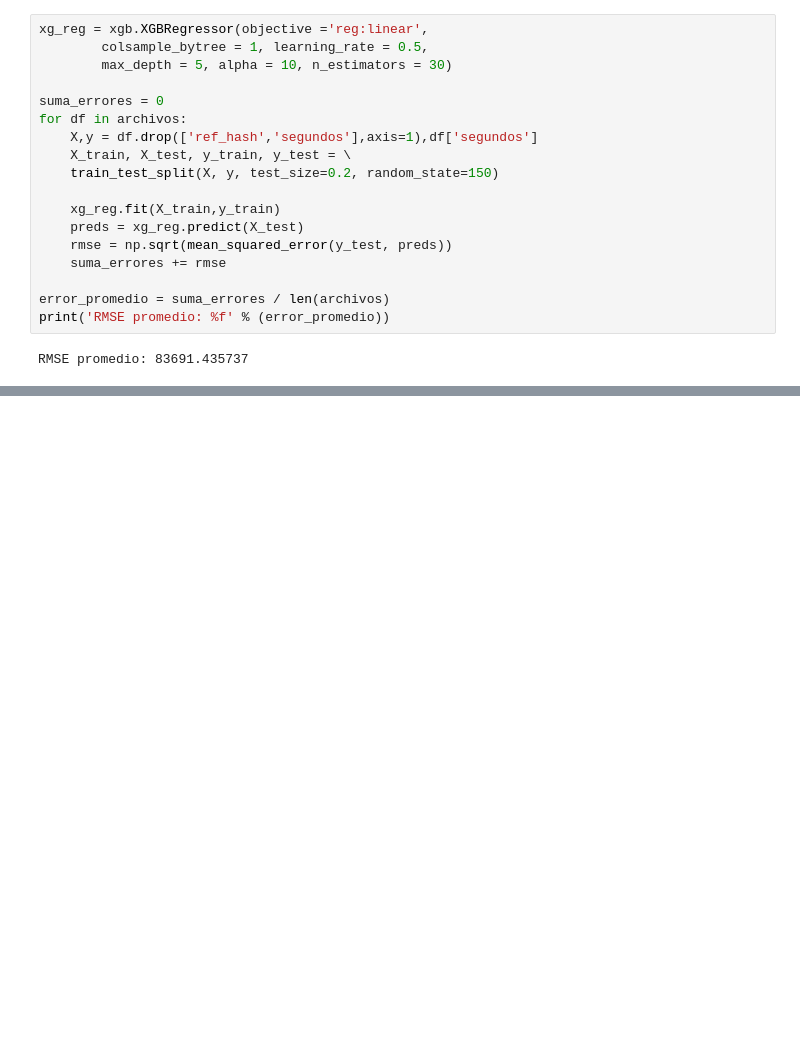
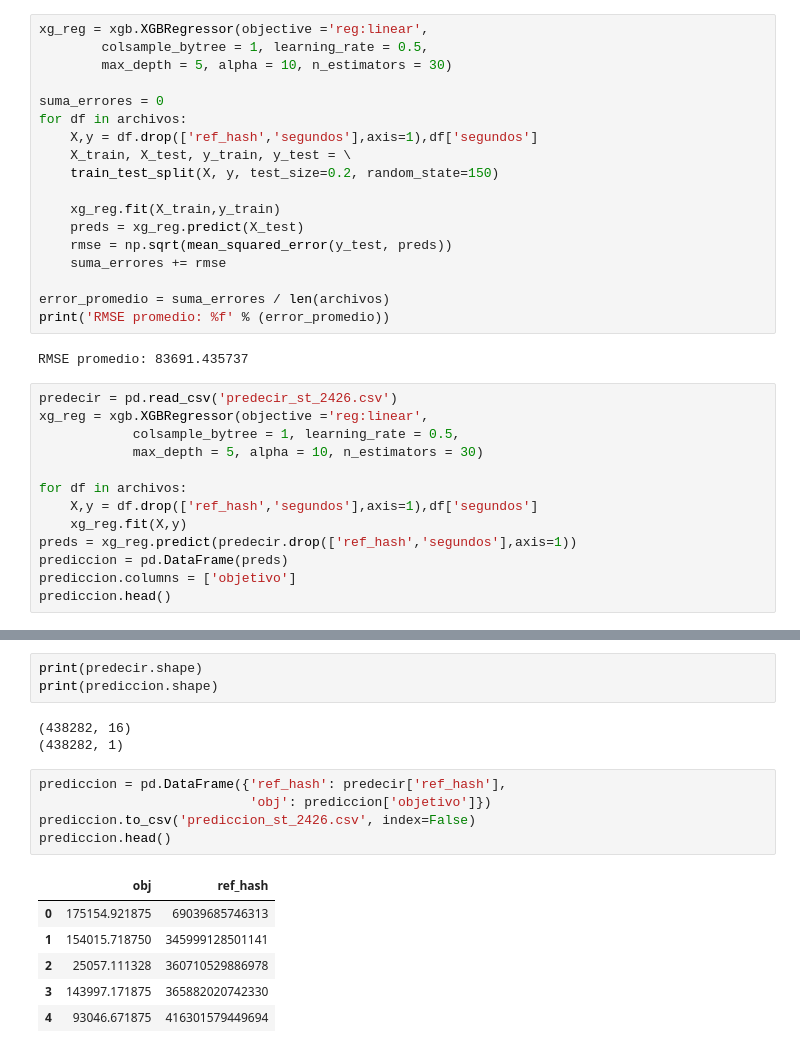
Before and after one commit to Cceecilia/Tp2-Organizaci-nDeDatos, a Jupyter notebook: entrenar_st_xgboost.ipynb, the cells around one changed output, grey strips where cells are left out. Cells and saved outputs as stored; diff of their text form; blank space fills up the shorter version.

```diff
--- a/entrenar_st_xgboost.ipynb
+++ b/entrenar_st_xgboost.ipynb
@@ -197,3 +197,16 @@ error_promedio = suma_errores / len(archivos)
 print('RMSE promedio: %f' % (error_promedio))
 # %% [output]
 RMSE promedio: 83691.435737
+# %%
+predecir = pd.read_csv('predecir_st_2426.csv')
+xg_reg = xgb.XGBRegressor(objective ='reg:linear',
+            colsample_bytree = 1, learning_rate = 0.5,
+            max_depth = 5, alpha = 10, n_estimators = 30)
+
+for df in archivos:
+    X,y = df.drop(['ref_hash','segundos'],axis=1),df['segundos']
+    xg_reg.fit(X,y)
+preds = xg_reg.predict(predecir.drop(['ref_hash','segundos'],axis=1))
+prediccion = pd.DataFrame(preds)
+prediccion.columns = ['objetivo']
+prediccion.head()
@@ -199,0 +220,18 @@ RMSE promedio: 83691.435737
+# %%
+print(predecir.shape)
+print(prediccion.shape)
+# %% [output]
+(438282, 16)
+(438282, 1)
+# %%
+prediccion = pd.DataFrame({'ref_hash': predecir['ref_hash'],
+                           'obj': prediccion['objetivo']})
+prediccion.to_csv('prediccion_st_2426.csv', index=False)
+prediccion.head()
+# %% [output]
+|  | obj | ref_hash |
+| 0 | 175154.921875 | 69039685746313 |
+| 1 | 154015.718750 | 345999128501141 |
+| 2 | 25057.111328 | 360710529886978 |
+| 3 | 143997.171875 | 365882020742330 |
+| 4 | 93046.671875 | 416301579449694 |
```
Also changed, not shown: parts of 1 cell of this notebook, 6 other files.
